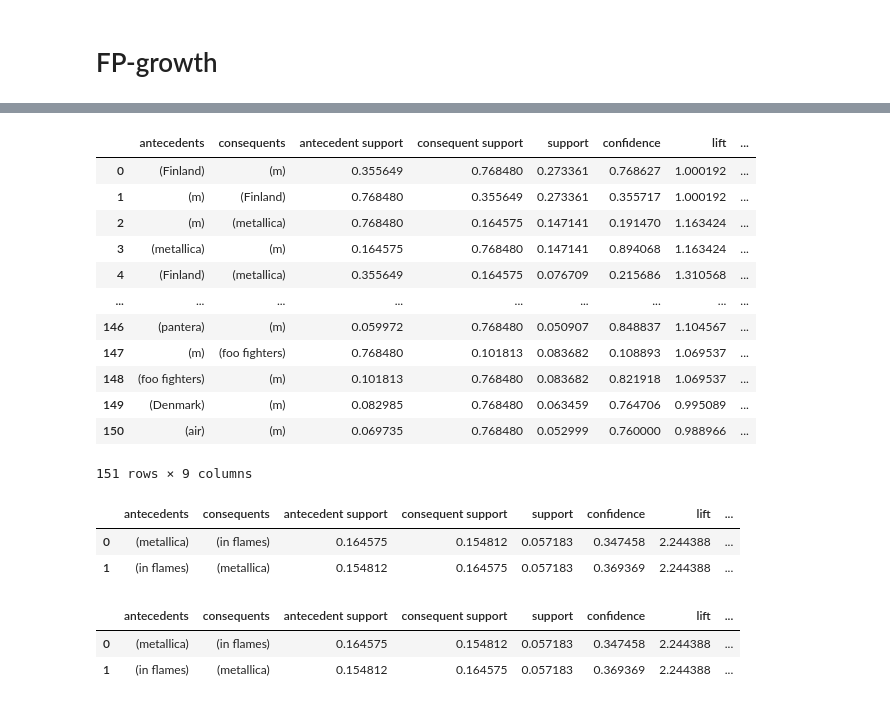
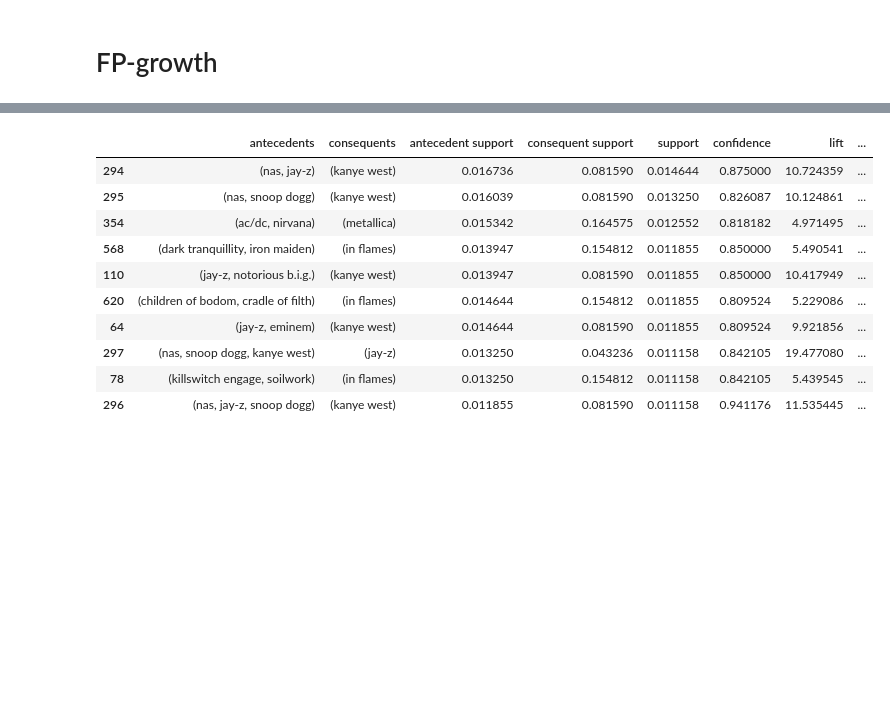
Before and after one commit to Donutellko/IAD, a Jupyter notebook: HW_2/LastFM-mining.ipynb, the cells around one changed output, grey strips where cells are left out. Saved outputs shown, nothing was run; the diff lists cells and outputs as text; code cells hidden in the pictures; blank space fills up the shorter version.

Commit message:
update HW2 with fpgrowth with lower threshold

```diff
--- a/HW_2/LastFM-mining.ipynb
+++ b/HW_2/LastFM-mining.ipynb
@@ -251,6 +195,5 @@ rules[rules['consequents'] == {'f'}].sort_values('confidence', ascending=False).
 # %% [markdown]
 # FP-growth
 # %%
-fpgrowth_itemsets = fpgrowth(pivoted_all, min_support=0.05, use_colnames=True)
-
-fpgrowth_itemsets
+fpgrowth_artist = fpgrowth(pivoted_artist, min_support=0.005, use_colnames=True)
+# fpgrowth_artist
@@ -271,3 +199,0 @@ fpgrowth_itemsets
-# %%
-fpgrowth_artist = fpgrowth(pivoted_artist, min_support=0.05, use_colnames=True)
-fpgrowth_artist
@@ -288,31 +200,15 @@ fpgrowth_artist
-# %%
-fpgrowth_rules = association_rules(fpgrowth_itemsets, metric="confidence", min_threshold=0.1)
-fpgrowth_rules
-# %% [output]
-|  | antecedents | consequents | antecedent support | consequent support | support | confidence | lift | ... |
-| 0 | (Finland) | (m) | 0.355649 | 0.768480 | 0.273361 | 0.768627 | 1.000192 | ... |
-| 1 | (m) | (Finland) | 0.768480 | 0.355649 | 0.273361 | 0.355717 | 1.000192 | ... |
-| 2 | (m) | (metallica) | 0.768480 | 0.164575 | 0.147141 | 0.191470 | 1.163424 | ... |
-| 3 | (metallica) | (m) | 0.164575 | 0.768480 | 0.147141 | 0.894068 | 1.163424 | ... |
-| 4 | (Finland) | (metallica) | 0.355649 | 0.164575 | 0.076709 | 0.215686 | 1.310568 | ... |
-| ... | ... | ... | ... | ... | ... | ... | ... | ... |
-| 146 | (pantera) | (m) | 0.059972 | 0.768480 | 0.050907 | 0.848837 | 1.104567 | ... |
-| 147 | (m) | (foo fighters) | 0.768480 | 0.101813 | 0.083682 | 0.108893 | 1.069537 | ... |
-| 148 | (foo fighters) | (m) | 0.101813 | 0.768480 | 0.083682 | 0.821918 | 1.069537 | ... |
-| 149 | (Denmark) | (m) | 0.082985 | 0.768480 | 0.063459 | 0.764706 | 0.995089 | ... |
-| 150 | (air) | (m) | 0.069735 | 0.768480 | 0.052999 | 0.760000 | 0.988966 | ... |
-151 rows × 9 columns
 # %%
-fpgrowth_artist_rules = association_rules(fpgrowth_artist, metric="confidence", min_threshold=0.1)
-fpgrowth_artist_rules
+fpgrowth_artist_rules = association_rules(fpgrowth_artist, metric="confidence", min_threshold=0.8)
+fpgrowth_artist_rules.sort_values('support', ascending=False).head(10)
 # %% [output]
 |  | antecedents | consequents | antecedent support | consequent support | support | confidence | lift | ... |
-| 0 | (metallica) | (in flames) | 0.164575 | 0.154812 | 0.057183 | 0.347458 | 2.244388 | ... |
-| 1 | (in flames) | (metallica) | 0.154812 | 0.164575 | 0.057183 | 0.369369 | 2.244388 | ... |
+| 294 | (nas, jay-z) | (kanye west) | 0.016736 | 0.081590 | 0.014644 | 0.875000 | 10.724359 | ... |
+| 295 | (nas, snoop dogg) | (kanye west) | 0.016039 | 0.081590 | 0.013250 | 0.826087 | 10.124861 | ... |
+| 354 | (ac/dc, nirvana) | (metallica) | 0.015342 | 0.164575 | 0.012552 | 0.818182 | 4.971495 | ... |
+| 568 | (dark tranquillity, iron maiden) | (in flames) | 0.013947 | 0.154812 | 0.011855 | 0.850000 | 5.490541 | ... |
+| 110 | (jay-z, notorious b.i.g.) | (kanye west) | 0.013947 | 0.081590 | 0.011855 | 0.850000 | 10.417949 | ... |
+| 620 | (children of bodom, cradle of filth) | (in flames) | 0.014644 | 0.154812 | 0.011855 | 0.809524 | 5.229086 | ... |
+| 64 | (jay-z, eminem) | (kanye west) | 0.014644 | 0.081590 | 0.011855 | 0.809524 | 9.921856 | ... |
+| 297 | (nas, snoop dogg, kanye west) | (jay-z) | 0.013250 | 0.043236 | 0.011158 | 0.842105 | 19.477080 | ... |
+| 78 | (killswitch engage, soilwork) | (in flames) | 0.013250 | 0.154812 | 0.011158 | 0.842105 | 5.439545 | ... |
+| 296 | (nas, jay-z, snoop dogg) | (kanye west) | 0.011855 | 0.081590 | 0.011158 | 0.941176 | 11.535445 | ... |
-# %%
-fpgrowth_artist_rules = association_rules(fpgrowth_artist, metric="confidence", min_threshold=0.1)
-fpgrowth_artist_rules
-# %% [output]
-|  | antecedents | consequents | antecedent support | consequent support | support | confidence | lift | ... |
-| 0 | (metallica) | (in flames) | 0.164575 | 0.154812 | 0.057183 | 0.347458 | 2.244388 | ... |
-| 1 | (in flames) | (metallica) | 0.154812 | 0.164575 | 0.057183 | 0.369369 | 2.244388 | ... |
```
Also changed, not shown: parts of 16 cells of this notebook.
